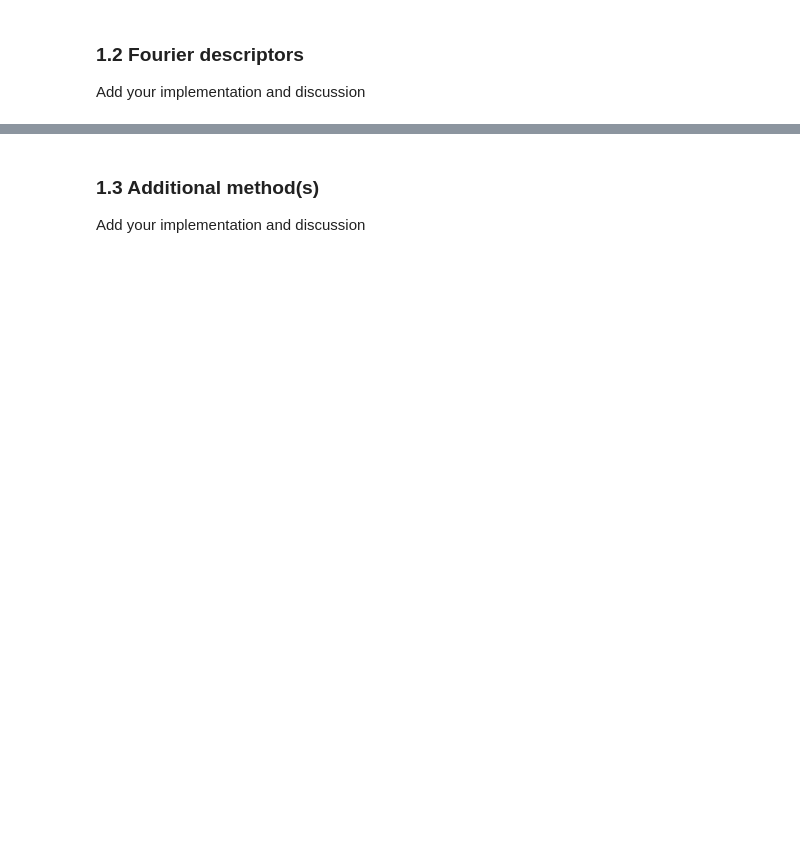
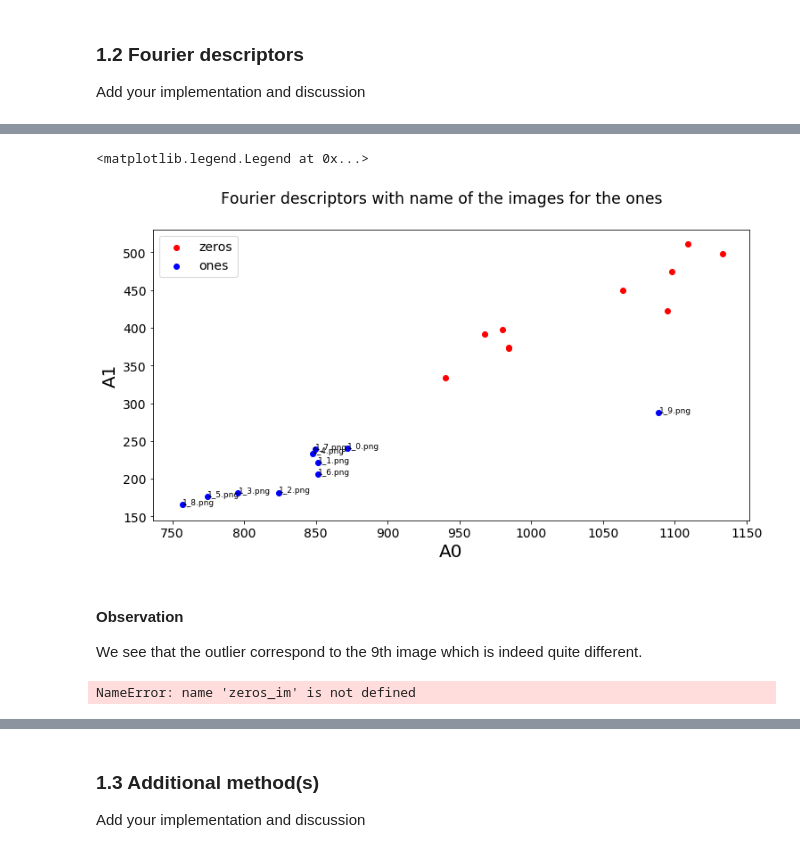
Before and after one commit to raphaelreis/iapr-2019, a Jupyter notebook: labs/lab_02_object_description.ipynb, the cells around one changed output, grey strips where cells are left out. Saved outputs shown, nothing was run; the diff lists cells and outputs as text; code cells hidden in the pictures; blank space fills up the shorter version.

```diff
--- a/labs/lab_02_object_description.ipynb
+++ b/labs/lab_02_object_description.ipynb
@@ -76,0 +158,39 @@ Add your implementation and discussion
+# %%
+for im in zeros_im:
+    descpr = get_fourier_descr(im)
+    A1 = abs(descpr[0])
+    A2 = abs(descpr[1])
+    zero = plt.scatter(A1,A2,c='red')
+for im, name in zip (ones_im, ones_names):
+    descpr = get_fourier_descr(im)
+    A1 = abs(descpr[0])
+    A2 = abs(descpr[1])
+    one = plt.scatter(A1,A2,c='blue')
+    plt.text(A1+.03, A2+.03,name, fontsize=9)
+plt.suptitle("Fourier descriptors with name of the images for the ones")
+plt.xlabel('A0')
+plt.ylabel('A1');
+plt.legend((zero,one),('zeros','ones'))
+# %% [output]
+<matplotlib.legend.Legend at 0x...>
+[figure, added]
+# %% [markdown]
+#### Observation
+We see that the outlier correspond to the 9th image which is indeed quite different.
+# %%
+for im in zeros_im:
+    descpr = get_fourier_descr(im)
+    A1 = abs(descpr[1])/abs(descpr[0])
+    A2 = abs(descpr[2])/abs(descpr[0])
+    zero = plt.scatter(A1,A2,c='red')
+for im in ones_im:
+    descpr = get_fourier_descr(im)
+    A1 = abs(descpr[1])/abs(descpr[0])
+    A2 = abs(descpr[2])/abs(descpr[0])
+    one = plt.scatter(A1,A2,c='blue')
+plt.suptitle("Fourier descriptors : invarient by rotation and scaling")
+plt.xlabel('A1/A0')
+plt.ylabel('A2/A0');
+plt.legend((zero,one),('zeros','ones'))
+# %% [output]
+NameError: name 'zeros_im' is not defined
```
Also changed, not shown: parts of 28 cells of this notebook, 15 other files.
